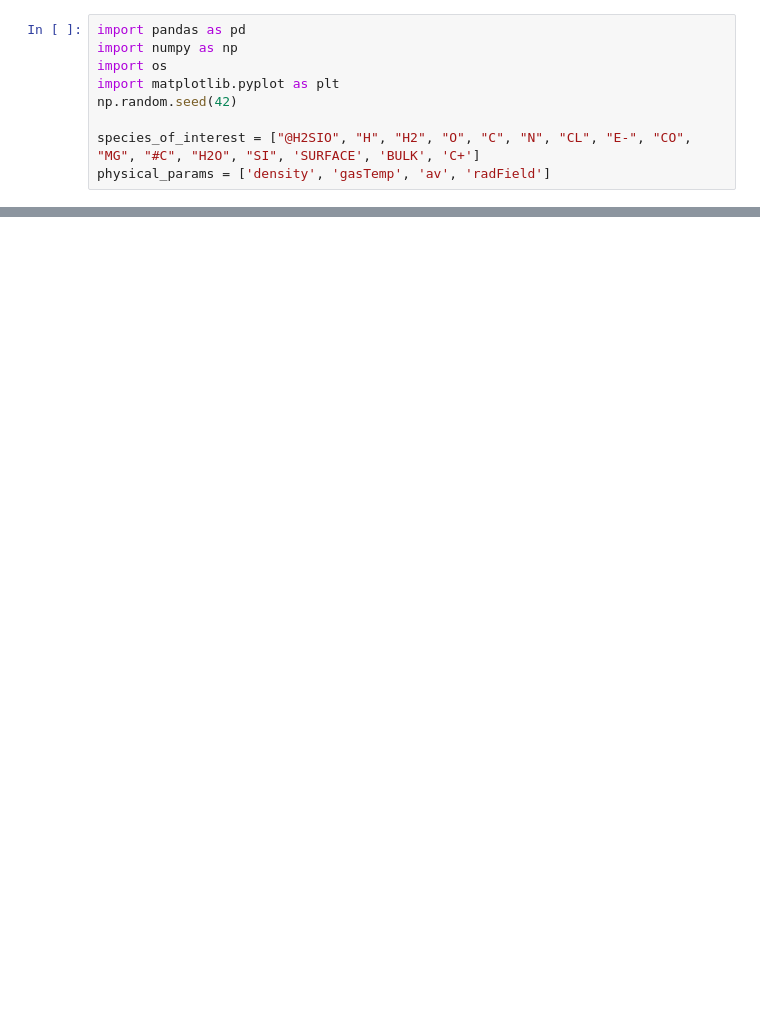
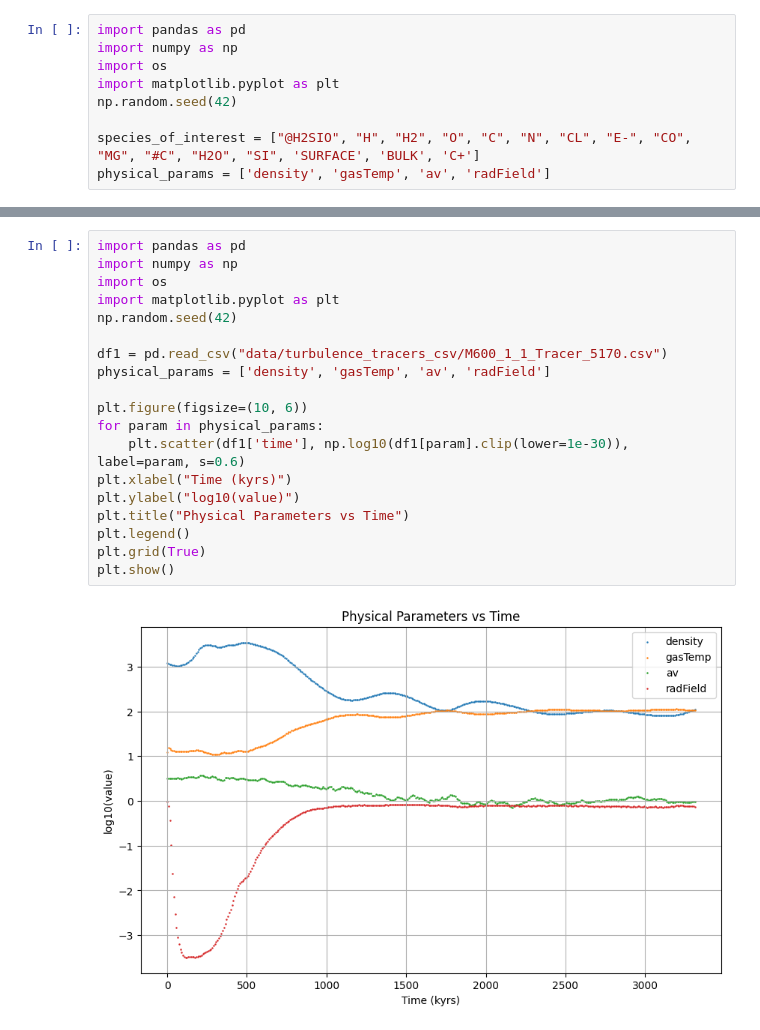
Before and after one commit to Cortega13/UCLCHEM_Evolving_Physics, a Jupyter notebook: benchmarks/turbulence_uclchem/Analysis copy.ipynb, the cells around one changed output, grey strips where cells are left out. Saved outputs shown, nothing was run; the diff lists cells and outputs as text; blank space fills up the shorter version.

```diff
--- a/benchmarks/turbulence_uclchem/Analysis copy.ipynb
+++ b/benchmarks/turbulence_uclchem/Analysis copy.ipynb
@@ -93,0 +117,21 @@ plt.show()
+# %%
+import pandas as pd
+import numpy as np
+import os
+import matplotlib.pyplot as plt
+np.random.seed(42)
+
+df1 = pd.read_csv("data/turbulence_tracers_csv/M600_1_1_Tracer_5170.csv")
+physical_params = ['density', 'gasTemp', 'av', 'radField']
+
+plt.figure(figsize=(10, 6))
+for param in physical_params:
+    plt.scatter(df1['time'], np.log10(df1[param].clip(lower=1e-30)), label=param, s=0.6)
+plt.xlabel("Time (kyrs)")
+plt.ylabel("log10(value)")
+plt.title("Physical Parameters vs Time")
+plt.legend()
+plt.grid(True)
+plt.show()
+# %% [output]
+[figure, added]
```
Also changed, not shown: parts of 5 cells of this notebook, 16 other files.
